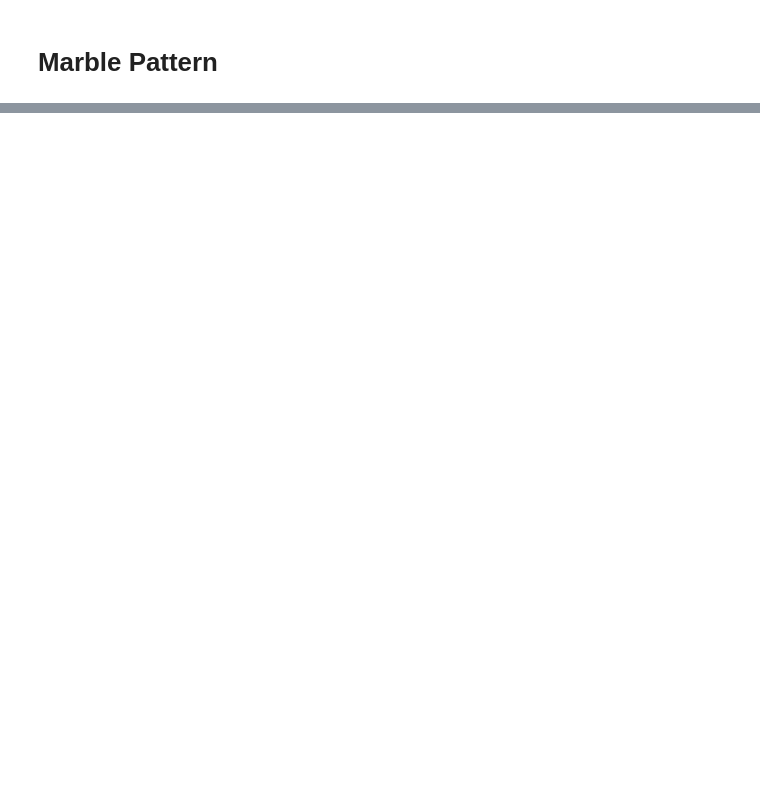
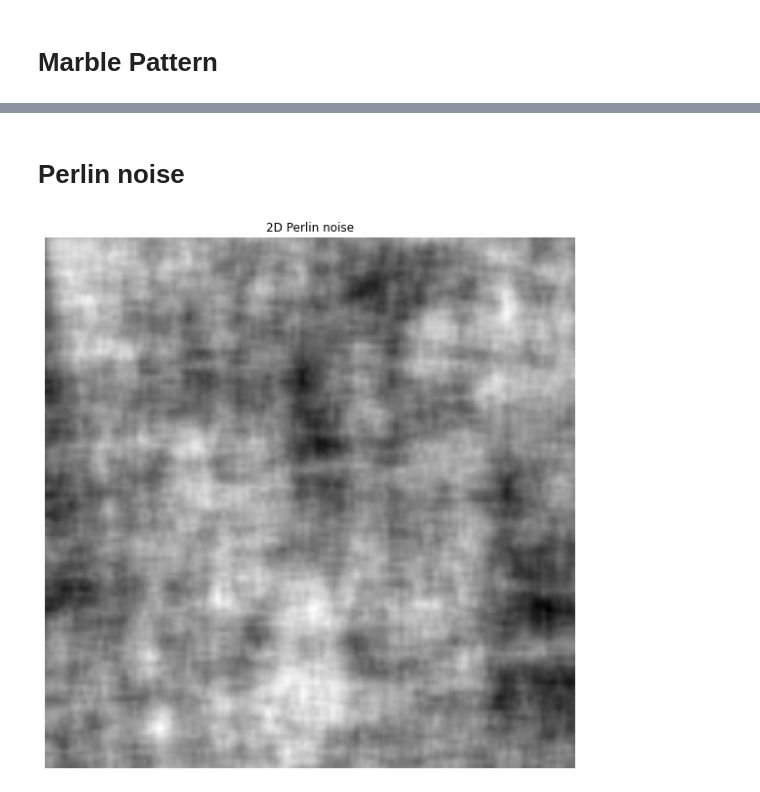
Before and after one commit to drguigui1/noise-textures, a Jupyter notebook: src/Noise.ipynb, the cells around one changed output, grey strips where cells are left out. Cells and saved outputs as stored; diff of their text form; code cells hidden in the pictures; blank space fills up the shorter version.

Commit message:
Adding Perlin noise

```diff
--- a/src/Noise.ipynb
+++ b/src/Noise.ipynb
@@ -212,0 +269,35 @@ plt.show()
+# %% [markdown]
+# Perlin noise
+# %%
+img = np.zeros((256, 256))
+
+freq = 0.02
+freqFactor = 1.8
+amplitudeFactor = 0.7
+num_layers = 5
+curr_max_noise = 0
+
+permutation_table = build_permutation_table(256)
+gradient_vector = init_gradient_vectors(256)
+
+for i in range(256):
+    for j in range(256):
+        val_i, val_j = i * freq, j * freq
+        amplitude = 1
+        for k in range(num_layers):
+            img[i, j] += eval_perlin(val_i, val_j, 256, permutation_table, gradient_vector) * amplitude
+            amplitude *= amplitudeFactor
+            val_i *= freqFactor
+            val_j *= freqFactor
+        if img[i, j] > curr_max_noise:
+            curr_max_noise = img[i, j]
+img /= curr_max_noise
+
+img *= 256.0
+# %%
+plt.imshow(img, cmap='gray')
+plt.title("2D Perlin noise")
+plt.axis('off')
+plt.show()
+# %% [output]
+[figure, added]
```
Also changed, not shown: parts of 13 cells of this notebook, 1 other file.
